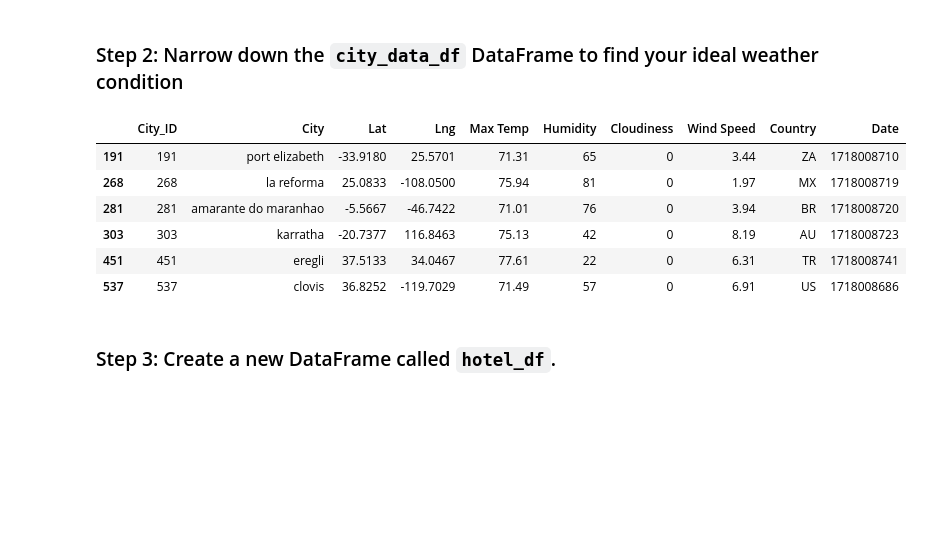
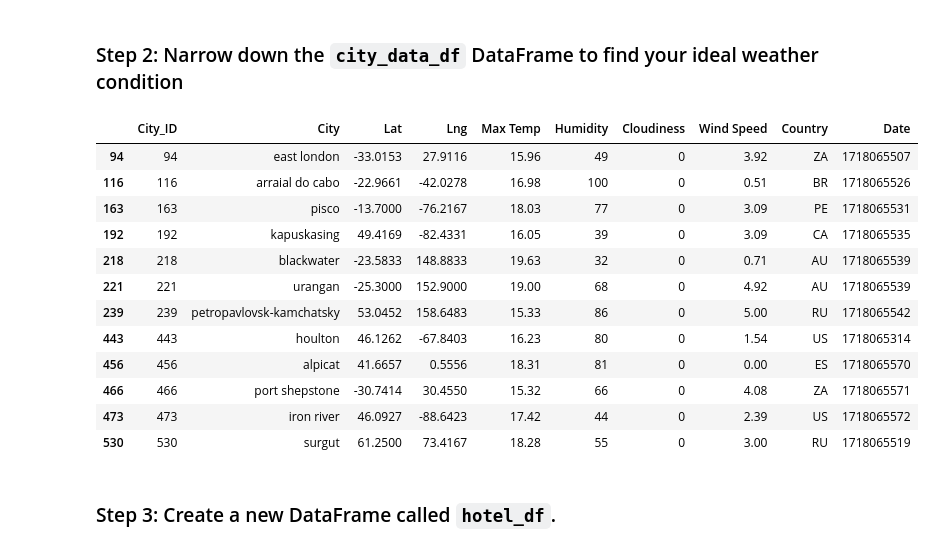
Before and after one commit to Data-Miner99/python-api-challenge, a Jupyter notebook: VacationPy.ipynb, the cells around one changed output. Saved outputs shown, nothing was run; the diff lists cells and outputs as text; code cells hidden in the pictures; blank space fills up the shorter version.

```diff
--- a/VacationPy.ipynb
+++ b/VacationPy.ipynb
@@ -56,25 +56,31 @@ map_plot
 # %%
 # Narrow down cities that fit criteria and drop any results with null values
 ideal_weather = city_data_df
-ideal_weather = ideal_weather.loc[(ideal_weather["Max Temp"] <= 80) & (ideal_weather["Max Temp"] >= 70)]
-ideal_weather = ideal_weather.loc[ideal_weather["Wind Speed"] <= 10]
+ideal_weather = ideal_weather.loc[(ideal_weather["Max Temp"] <= 20) & (ideal_weather["Max Temp"] >= 15)]
+ideal_weather = ideal_weather.loc[ideal_weather["Wind Speed"] <= 5]
 ideal_weather = ideal_weather.loc[ideal_weather["Cloudiness"] == 0]
 
 
 
 # Drop any rows with null values
 ideal_weather = ideal_weather.dropna()
 
 # Display sample data
 ideal_weather
 # %% [output]
 |  | City_ID | City | Lat | Lng | Max Temp | Humidity | Cloudiness | Wind Speed | Country | Date |
-| 191 | 191 | port elizabeth | -33.9180 | 25.5701 | 71.31 | 65 | 0 | 3.44 | ZA | 1718008710 |
-| 268 | 268 | la reforma | 25.0833 | -108.0500 | 75.94 | 81 | 0 | 1.97 | MX | 1718008719 |
-| 281 | 281 | amarante do maranhao | -5.5667 | -46.7422 | 71.01 | 76 | 0 | 3.94 | BR | 1718008720 |
-| 303 | 303 | karratha | -20.7377 | 116.8463 | 75.13 | 42 | 0 | 8.19 | AU | 1718008723 |
-| 451 | 451 | eregli | 37.5133 | 34.0467 | 77.61 | 22 | 0 | 6.31 | TR | 1718008741 |
-| 537 | 537 | clovis | 36.8252 | -119.7029 | 71.49 | 57 | 0 | 6.91 | US | 1718008686 |
+| 94 | 94 | east london | -33.0153 | 27.9116 | 15.96 | 49 | 0 | 3.92 | ZA | 1718065507 |
+| 116 | 116 | arraial do cabo | -22.9661 | -42.0278 | 16.98 | 100 | 0 | 0.51 | BR | 1718065526 |
+| 163 | 163 | pisco | -13.7000 | -76.2167 | 18.03 | 77 | 0 | 3.09 | PE | 1718065531 |
+| 192 | 192 | kapuskasing | 49.4169 | -82.4331 | 16.05 | 39 | 0 | 3.09 | CA | 1718065535 |
+| 218 | 218 | blackwater | -23.5833 | 148.8833 | 19.63 | 32 | 0 | 0.71 | AU | 1718065539 |
+| 221 | 221 | urangan | -25.3000 | 152.9000 | 19.00 | 68 | 0 | 4.92 | AU | 1718065539 |
+| 239 | 239 | petropavlovsk-kamchatsky | 53.0452 | 158.6483 | 15.33 | 86 | 0 | 5.00 | RU | 1718065542 |
+| 443 | 443 | houlton | 46.1262 | -67.8403 | 16.23 | 80 | 0 | 1.54 | US | 1718065314 |
+| 456 | 456 | alpicat | 41.6657 | 0.5556 | 18.31 | 81 | 0 | 0.00 | ES | 1718065570 |
+| 466 | 466 | port shepstone | -30.7414 | 30.4550 | 15.32 | 66 | 0 | 4.08 | ZA | 1718065571 |
+| 473 | 473 | iron river | 46.0927 | -88.6423 | 17.42 | 44 | 0 | 2.39 | US | 1718065572 |
+| 530 | 530 | surgut | 61.2500 | 73.4167 | 18.28 | 55 | 0 | 3.00 | RU | 1718065519 |
 # %% [markdown]
 ### Step 3: Create a new DataFrame called `hotel_df`.
 # %%
```
Also changed, not shown: parts of 3 cells of this notebook, 6 other files.
